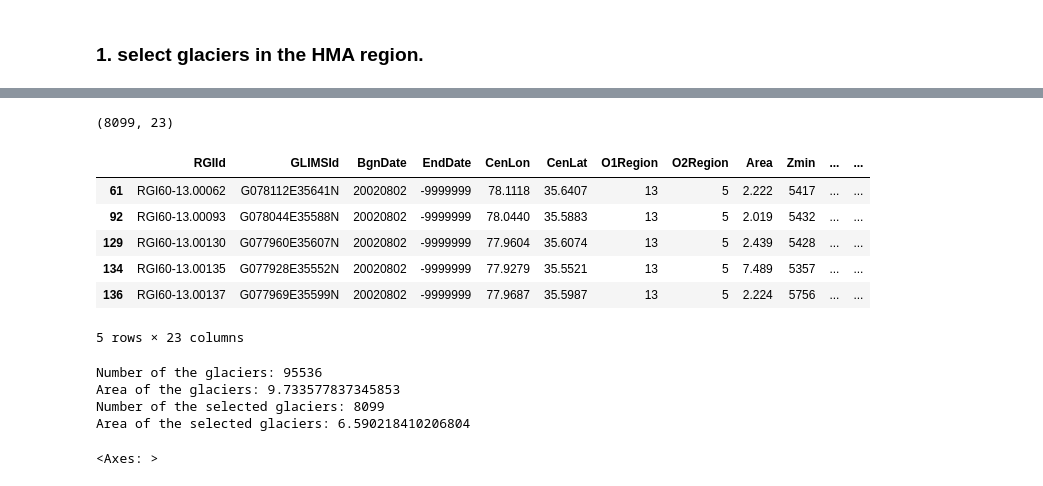
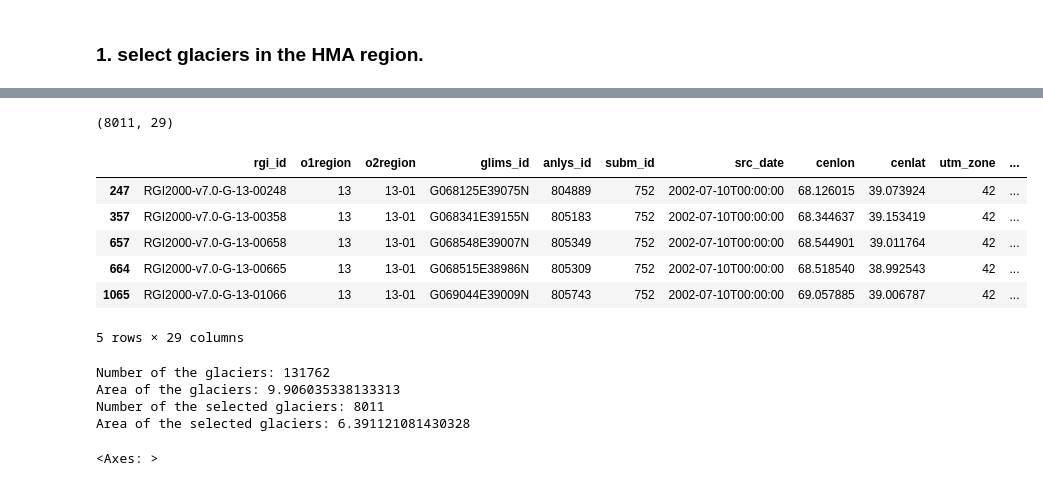
Before and after one commit to xinluo2018/HMA-GIS-Data, a Jupyter notebook: notebooks/glaciers_selection.ipynb, the cells around one changed output, grey strips where cells are left out. Drawn from its saved outputs; the diff is of its cells as text; code cells hidden in the pictures.

```diff
--- a/notebooks/glaciers_selection.ipynb
+++ b/notebooks/glaciers_selection.ipynb
@@ -11,16 +11,16 @@ from shapely.ops import unary_union
 # %% [markdown]
 ### 1. select glaciers in the HMA region.
 # %%
-path_rgi60_13 = 'data/glaciers/rgi60_13.gpkg'   ## Cental Asia
-path_rgi60_14 = 'data/glaciers/rgi60_14.gpkg'   ## South Asia (West)
-path_rgi60_15 = 'data/glaciers/rgi60_15.gpkg'   ## South Asia (East)
-path_rgi60_hma_larger2 = 'data/glaciers/rgi60_hma_larger2.gpkg'
+path_rgi70_13 = 'data/glaciers/rgi70/RGI2000-v7.0-G-13_central_asia.gpkg'   ## Cental Asia
+path_rgi70_14 = 'data/glaciers/rgi70/RGI2000-v7.0-G-14_south_asia_west.gpkg'   ## South Asia (West)
+path_rgi70_15 = 'data/glaciers/rgi70/RGI2000-v7.0-G-15_south_asia_east.gpkg'   ## South Asia (East)
+path_rgi70_hma_larger2 = 'data/glaciers/rgi70/rgi70_hma_larger2.gpkg'
 # %%
 ## Read data
-rgi60_13 = gpd.read_file(path_rgi60_13)
-rgi60_14 = gpd.read_file(path_rgi60_14)
-rgi60_15 = gpd.read_file(path_rgi60_15)
-rgi60_hma = pd.concat([rgi60_13 , rgi60_14, rgi60_15])
-print(rgi60_hma.shape)
-rgi60_hma.head()
+rgi70_13 = gpd.read_file(path_rgi70_13)
+rgi70_14 = gpd.read_file(path_rgi70_14)
+rgi70_15 = gpd.read_file(path_rgi70_15)
+rgi70_hma = pd.concat([rgi70_13 , rgi70_14, rgi70_15])
+print(rgi70_hma.shape)
+rgi70_hma.head(5)
 # %% [output]
@@ -35,27 +35,27 @@ rgi60_hma.head()
 # %%
 ### Select the glaciers which area larger than a specific value
-rgi60_hma_larger2 = rgi60_hma.loc[rgi60_hma['Area'] > 2]
-print(rgi60_hma_larger2.shape)
-rgi60_hma_larger2.head()
+rgi70_hma_larger2 = rgi70_hma.loc[rgi70_hma['area_km2'] > 2]
+print(rgi70_hma_larger2.shape)
+rgi70_hma_larger2.head()
 # %% [output]
-(8099, 23)
+(8011, 29)
-|  | RGIId | GLIMSId | BgnDate | EndDate | CenLon | CenLat | O1Region | O2Region | Area | Zmin | ... | ... |
-| 61 | RGI60-13.00062 | G078112E35641N | 20020802 | -9999999 | 78.1118 | 35.6407 | 13 | 5 | 2.222 | 5417 | ... | ... |
-| 92 | RGI60-13.00093 | G078044E35588N | 20020802 | -9999999 | 78.0440 | 35.5883 | 13 | 5 | 2.019 | 5432 | ... | ... |
-| 129 | RGI60-13.00130 | G077960E35607N | 20020802 | -9999999 | 77.9604 | 35.6074 | 13 | 5 | 2.439 | 5428 | ... | ... |
-| 134 | RGI60-13.00135 | G077928E35552N | 20020802 | -9999999 | 77.9279 | 35.5521 | 13 | 5 | 7.489 | 5357 | ... | ... |
-| 136 | RGI60-13.00137 | G077969E35599N | 20020802 | -9999999 | 77.9687 | 35.5987 | 13 | 5 | 2.224 | 5756 | ... | ... |
+|  | rgi_id | o1region | o2region | glims_id | anlys_id | subm_id | src_date | cenlon | cenlat | utm_zone | ... |
+| 247 | RGI2000-v7.0-G-13-00248 | 13 | 13-01 | G068125E39075N | 804889 | 752 | 2002-07-10T00:00:00 | 68.126015 | 39.073924 | 42 | ... |
+| 357 | RGI2000-v7.0-G-13-00358 | 13 | 13-01 | G068341E39155N | 805183 | 752 | 2002-07-10T00:00:00 | 68.344637 | 39.153419 | 42 | ... |
+| 657 | RGI2000-v7.0-G-13-00658 | 13 | 13-01 | G068548E39007N | 805349 | 752 | 2002-07-10T00:00:00 | 68.544901 | 39.011764 | 42 | ... |
+| 664 | RGI2000-v7.0-G-13-00665 | 13 | 13-01 | G068515E38986N | 805309 | 752 | 2002-07-10T00:00:00 | 68.518540 | 38.992543 | 42 | ... |
+| 1065 | RGI2000-v7.0-G-13-01066 | 13 | 13-01 | G069044E39009N | 805743 | 752 | 2002-07-10T00:00:00 | 69.057885 | 39.006787 | 42 | ... |
-5 rows × 23 columns
+5 rows × 29 columns
 # %%
-print(f'Number of the glaciers: {rgi60_hma.shape[0]}')
-print(f'Area of the glaciers: {rgi60_hma.area.sum()}')
-print(f'Number of the selected glaciers: {rgi60_hma_larger2.shape[0]}')
-print(f'Area of the selected glaciers: {rgi60_hma_larger2.area.sum()}')
+print(f'Number of the glaciers: {rgi70_hma.shape[0]}')
+print(f'Area of the glaciers: {rgi70_hma.area.sum()}')
+print(f'Number of the selected glaciers: {rgi70_hma_larger2.shape[0]}')
+print(f'Area of the selected glaciers: {rgi70_hma_larger2.area.sum()}')
 # %% [output]
-Number of the glaciers: 95536
-Area of the glaciers: 9.733577837345853
-Number of the selected glaciers: 8099
-Area of the selected glaciers: 6.590218410206804
+Number of the glaciers: 131762
+Area of the glaciers: 9.906035338133313
+Number of the selected glaciers: 8011
+Area of the selected glaciers: 6.391121081430328
 # %%
 ### Visualization
 fig, ax = plt.subplots(1,1, figsize=(8,5))
```
Also changed, not shown: parts of 3 cells of this notebook, 19 other files.
